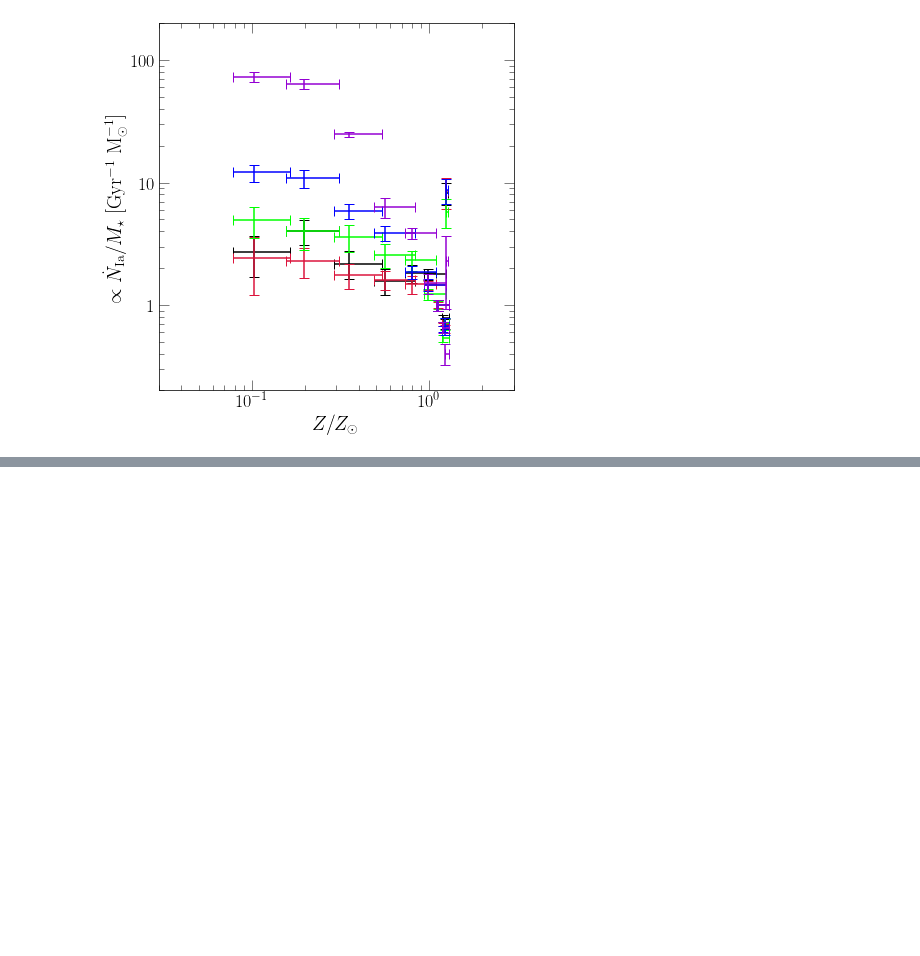
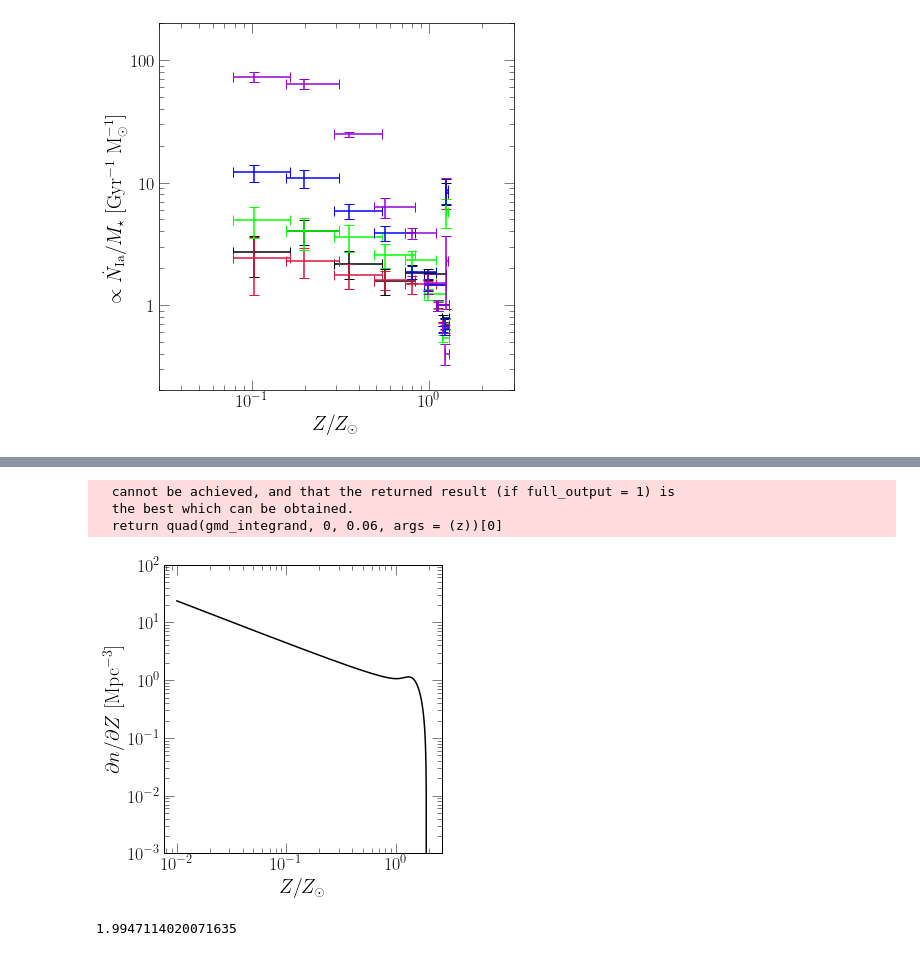
Before and after one commit to giganano/iarates, a Jupyter notebook: notebooks/mocks.ipynb, the cells around one changed output, grey strips where cells are left out. Saved outputs shown, nothing was run; the diff lists cells and outputs as text; code cells hidden in the pictures; blank space fills up the shorter version.

```diff
--- a/notebooks/mocks.ipynb
+++ b/notebooks/mocks.ipynb
@@ -241,0 +351,26 @@ plt.show()
+# %%
+fig = plt.figure()
+ax = fig.add_subplot(111)
+ax.set_xscale("log")
+ax.set_yscale("log")
+ax.set_xlabel(r"$Z / Z_\odot$")
+ax.set_ylabel(r"$\partial n / \partial Z$ [Mpc$^{-3}$]")
+ax.set_ylim([1e-3, 1e2])
+
+xvals = np.logspace(-2, 0.3, 1000)
+# yvals = [galactic_metallicity_distribution_noscatter(0.00572 * _) for _ in xvals]
+# ax.plot(xvals, yvals, c = named_colors()["red"])
+yvals = [gmd(0.00572 * _) for _ in xvals]
+ax.plot(xvals, yvals, c = named_colors()["black"])
+
+plt.tight_layout()
+plt.show()
+# %% [output]
+  cannot be achieved, and that the returned result (if full_output = 1) is
+  the best which can be obtained.
+  return quad(gmd_integrand, 0, 0.06, args = (z))[0]
+[figure, added]
+# %%
+mzr_scatter(1)
+# %% [output]
+1.9947114020071635
```
Also changed, not shown: parts of 3 cells of this notebook.
